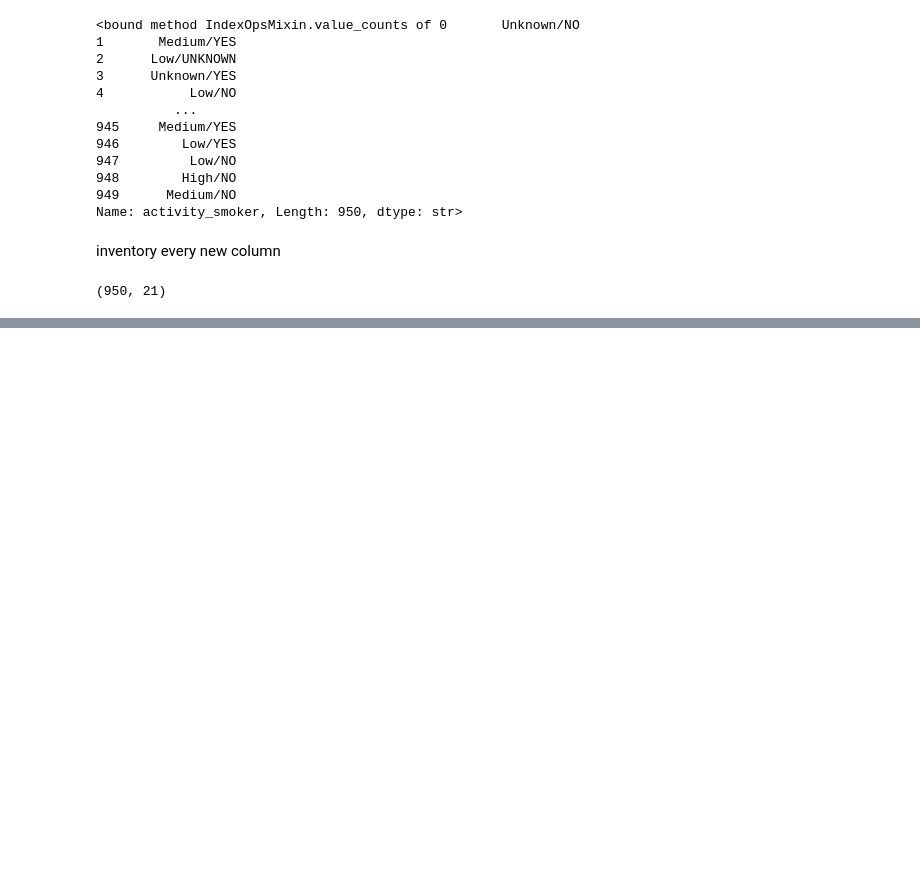
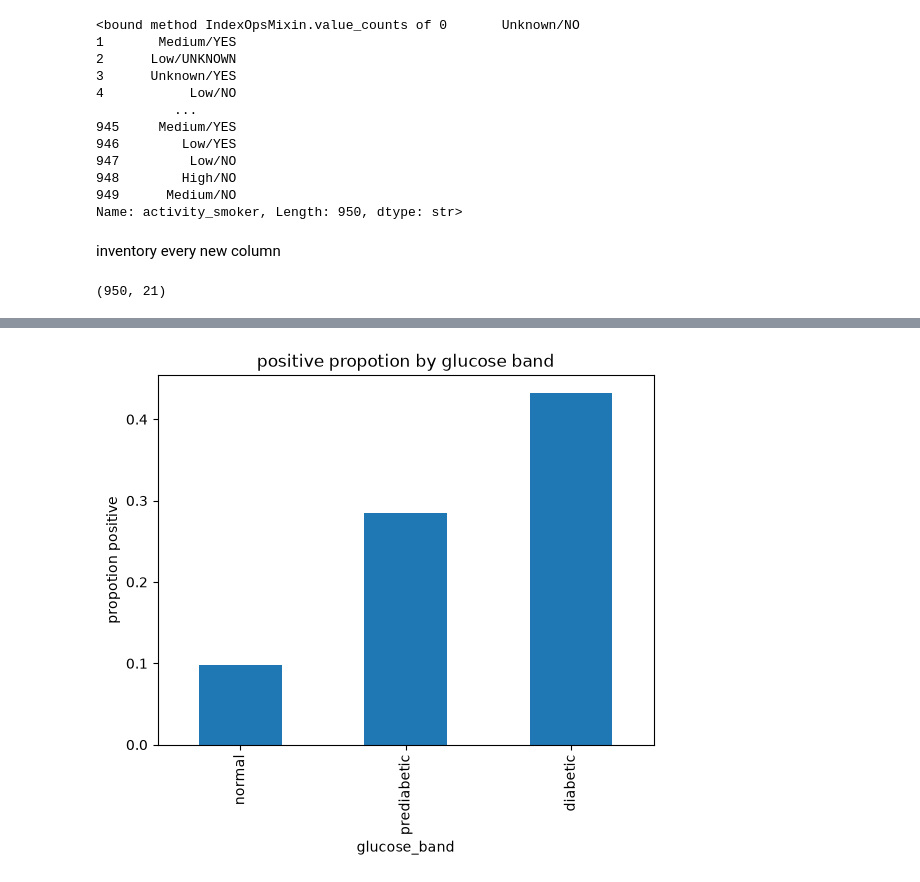
Before and after one commit to mhdbilal321/project1-diabetes, a Jupyter notebook: notebook/bilal_d3.ipynb, the cells around one changed output, grey strips where cells are left out. Cells and saved outputs as stored; diff of their text form; code cells hidden in the pictures; blank space fills up the shorter version.

```diff
--- a/notebook/bilal_d3.ipynb
+++ b/notebook/bilal_d3.ipynb
@@ -115,7 +115,7 @@ np.int64(0)
 # %% [markdown]
 create a pregnancies-per-year-of-age-feature
 # %%
-df[df['pregnancies']/df['age']'pregnancies_age_rate']=
+df['pregnancies_age_rate'] = df['pregnancies']/df['age']
 # %%
 df['pregnancies_age_rate'].describe()
 # %% [output]
@@ -198,0 +281,9 @@ df.shape
+# %%
+import matplotlib.pyplot as plt
+ax = pd.crosstab(df['glucose_band'],df['outcome'],normalize='index')[1].plot(kind='bar')
+ax.set_xlabel('glucose_band')
+ax.set_ylabel('propotion positive')
+ax.set_title('positive propotion by glucose band')
+plt.show()
+# %% [output]
+[figure, added]
```
Also changed, not shown: parts of 16 cells of this notebook, 1 other file.
